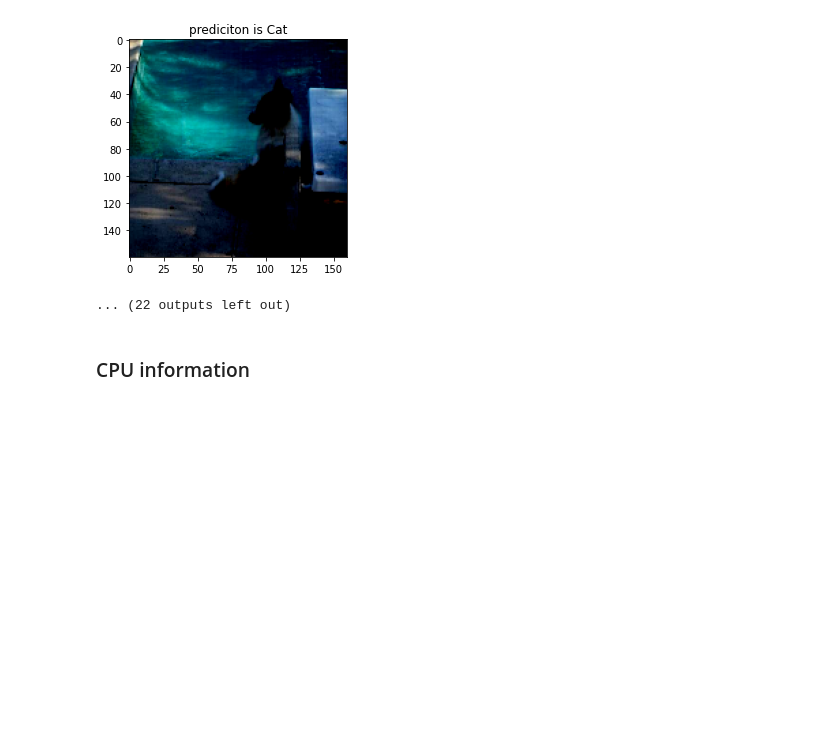
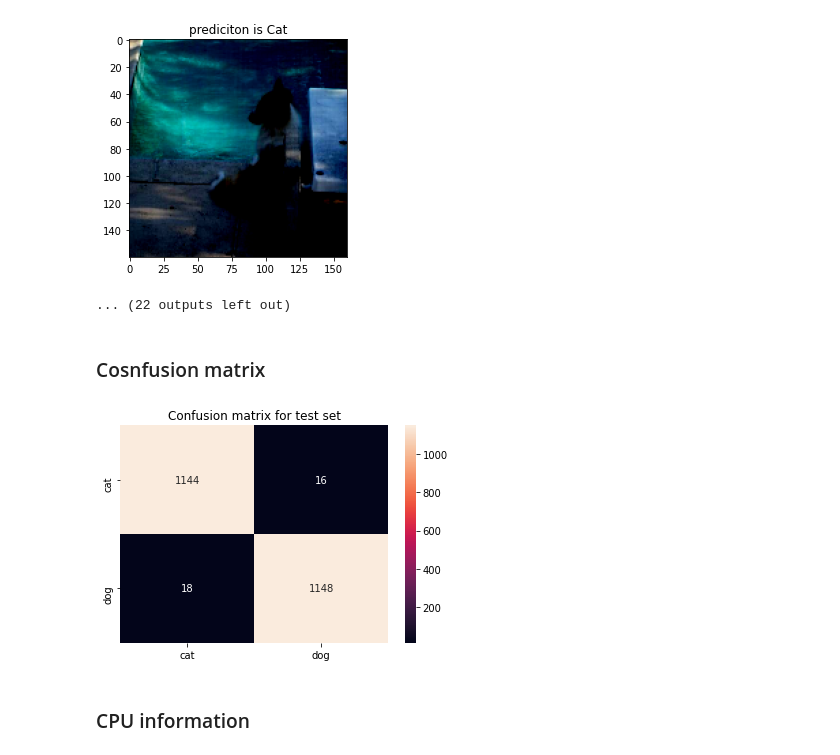
Before and after one commit to yaris19/Image_Classifier_Dogs_vs_Cats, a Jupyter notebook: Dogs_vs_cats.ipynb, the cells around one changed output. Drawn from its saved outputs; the diff is of its cells as text; code cells hidden in the pictures; blank space fills up the shorter version.

```diff
--- a/Dogs_vs_cats.ipynb
+++ b/Dogs_vs_cats.ipynb
@@ -292,6 +280,19 @@ plot_incorrect_images(test, predictions)
 [figure]
 [figure]
 ... (22 outputs left out)
+# %% [markdown]
+### Cosnfusion matrix
+# %%
+def plot_confusion_matrix(test):
+  images, labels = tuple(zip(*test))
+  conf_matrix = confusion_matrix(np.array(labels), [1 if x > 0 else 0 for x in predictions])
+  sns.heatmap(conf_matrix, annot=True, cmap="rocket", fmt='d', xticklabels=['cat', 'dog'], yticklabels=['cat', 'dog'])
+  plt.title("Confusion matrix for test set")
+  plt.savefig("conf_matrix.png")
+  plt.show()
+plot_confusion_matrix(test)
+# %% [output]
+[figure, added]
 # %% [markdown]
 ### CPU information
 # %%
```
Also changed, not shown: parts of 2 cells of this notebook, 1 other file.
